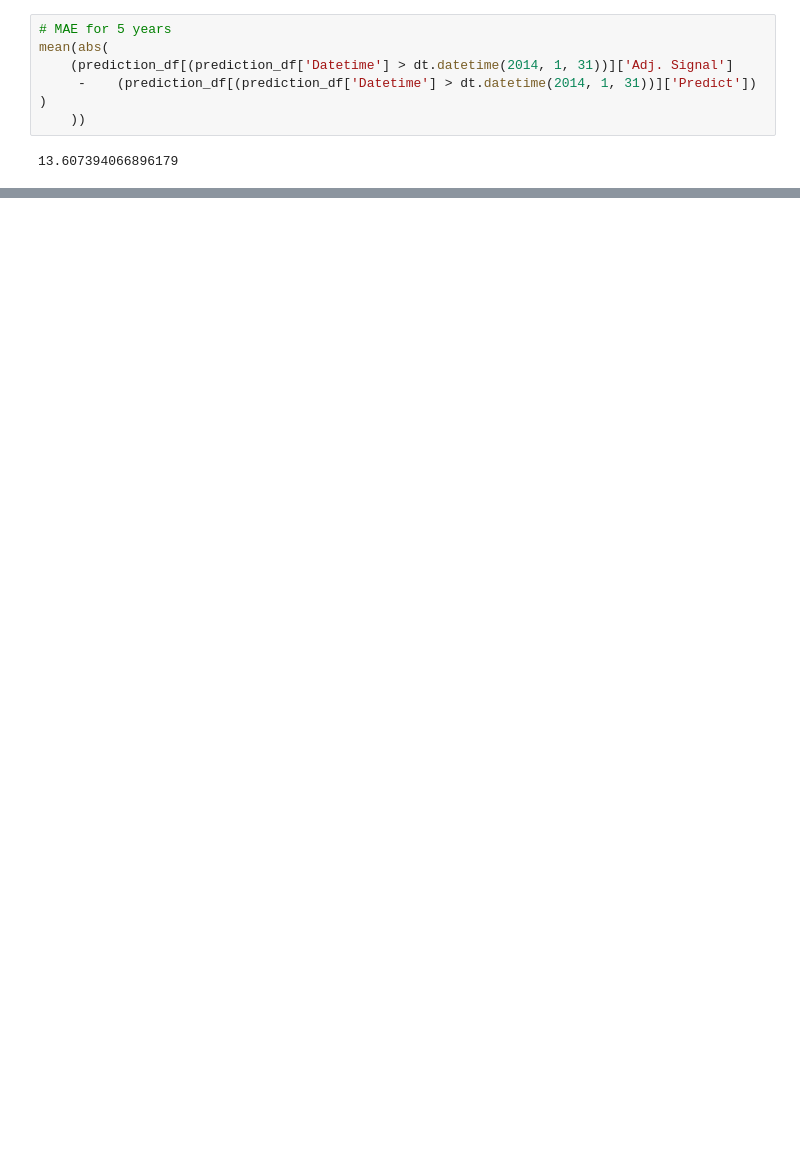
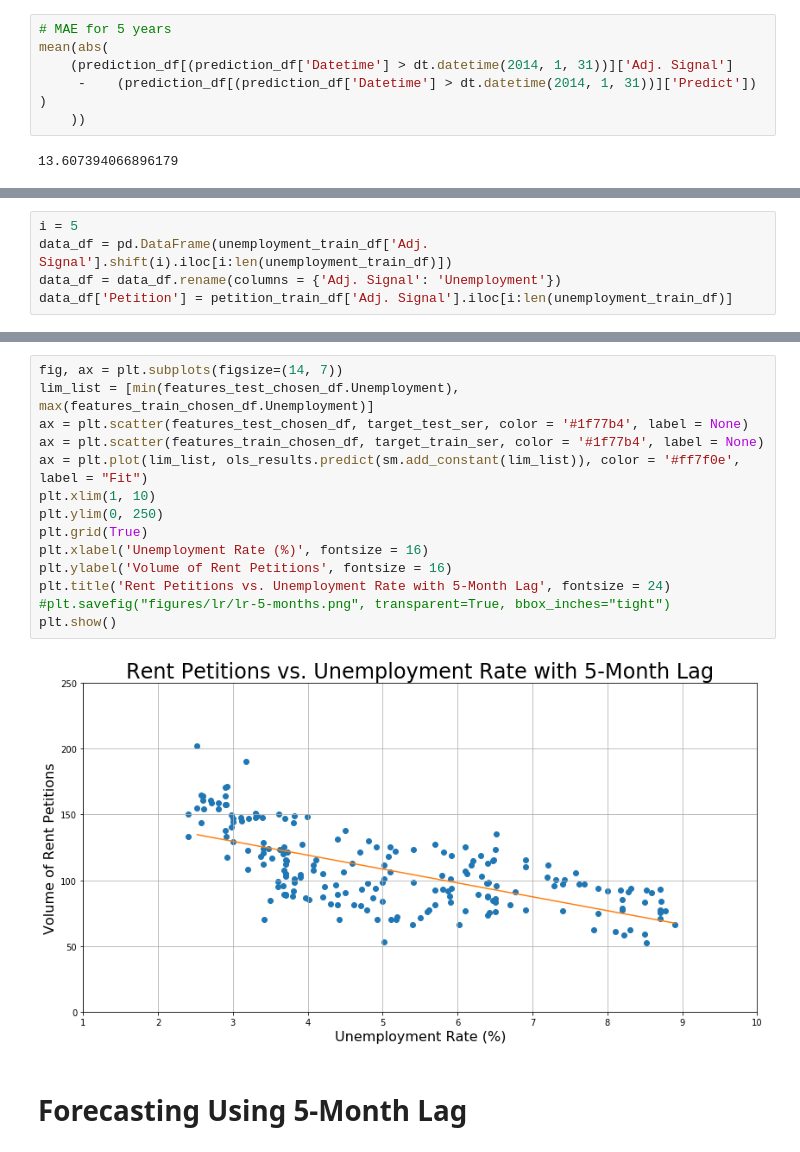
Before and after one commit to harrisonized/Predicting_Rent_Petitions_in_SF, a Jupyter notebook: lr-with-unemployment.ipynb, the cells around one changed output, grey strips where cells are left out. Saved outputs shown, nothing was run; the diff lists cells and outputs as text; blank space fills up the shorter version.

```diff
--- a/lr-with-unemployment.ipynb
+++ b/lr-with-unemployment.ipynb
@@ -382,0 +344,5 @@ mean(abs(
+# %%
+i = 5
+data_df = pd.DataFrame(unemployment_train_df['Adj. Signal'].shift(i).iloc[i:len(unemployment_train_df)])
+data_df = data_df.rename(columns = {'Adj. Signal': 'Unemployment'})
+data_df['Petition'] = petition_train_df['Adj. Signal'].iloc[i:len(unemployment_train_df)]
@@ -382,0 +415,18 @@ mean(abs(
+# %%
+fig, ax = plt.subplots(figsize=(14, 7))
+lim_list = [min(features_test_chosen_df.Unemployment), max(features_train_chosen_df.Unemployment)]
+ax = plt.scatter(features_test_chosen_df, target_test_ser, color = '#1f77b4', label = None)
+ax = plt.scatter(features_train_chosen_df, target_train_ser, color = '#1f77b4', label = None)
+ax = plt.plot(lim_list, ols_results.predict(sm.add_constant(lim_list)), color = '#ff7f0e', label = "Fit")
+plt.xlim(1, 10)
+plt.ylim(0, 250)
+plt.grid(True)
+plt.xlabel('Unemployment Rate (%)', fontsize = 16)
+plt.ylabel('Volume of Rent Petitions', fontsize = 16)
+plt.title('Rent Petitions vs. Unemployment Rate with 5-Month Lag', fontsize = 24)
+#plt.savefig("figures/lr/lr-5-months.png", transparent=True, bbox_inches="tight")
+plt.show()
+# %% [output]
+[figure, added]
+# %% [markdown]
+# Forecasting Using 5-Month Lag
```
Also changed, not shown: parts of 33 cells of this notebook, 12 other files.
